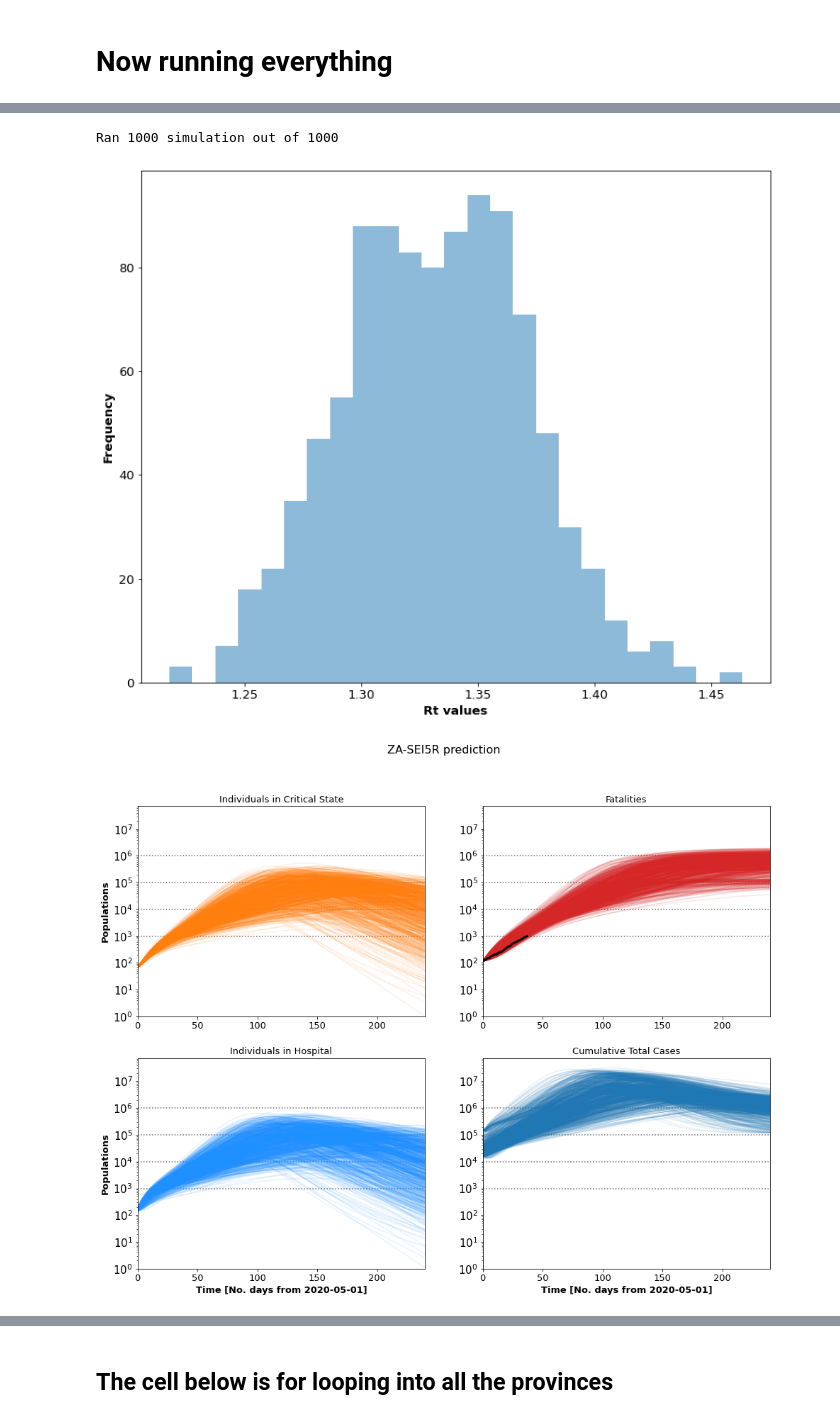
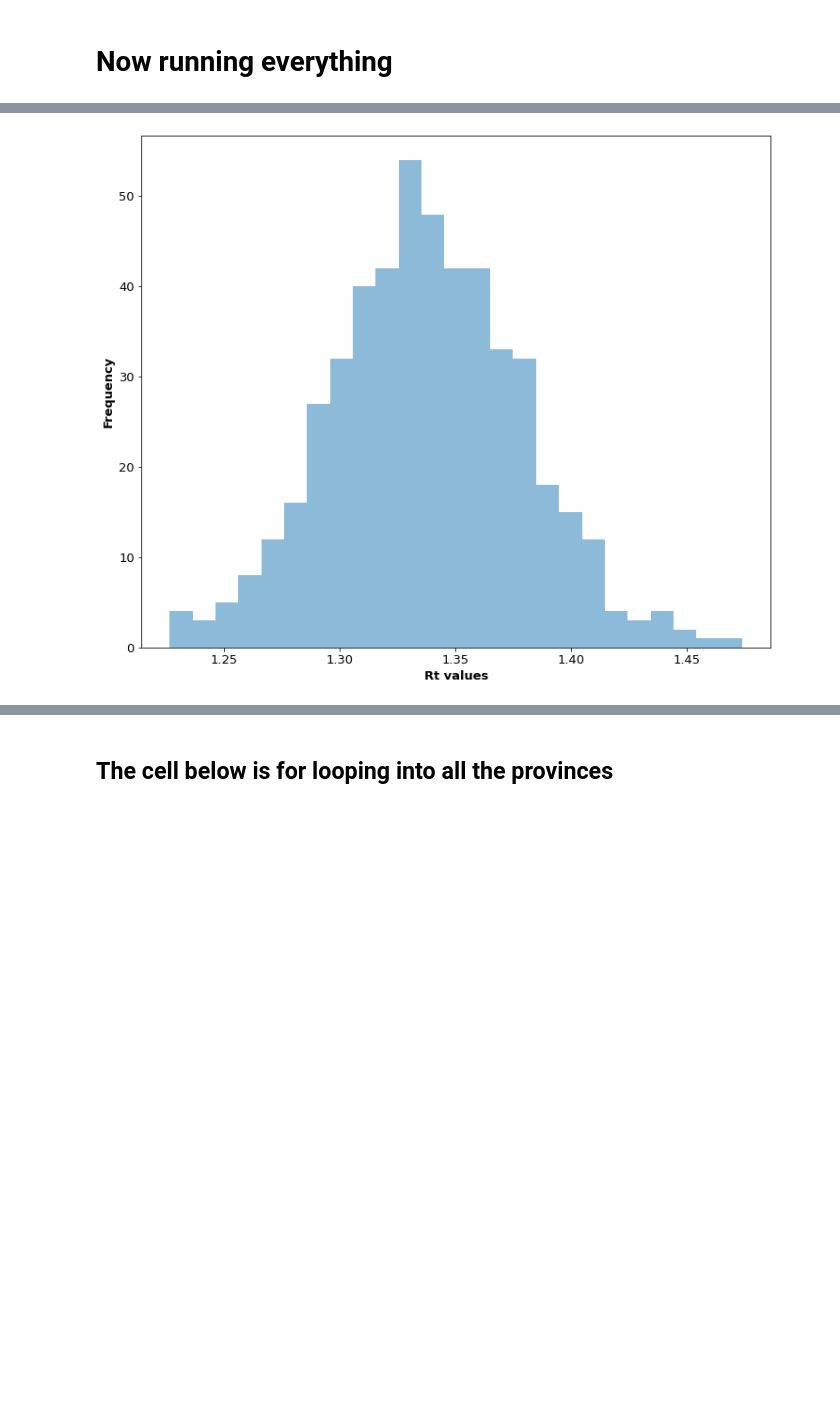
Before and after one commit to ifornax/Covid19, a Jupyter notebook: PySEI5R_Province.ipynb, the cells around one changed output, grey strips where cells are left out. Cells and saved outputs as stored; diff of their text form; code cells hidden in the pictures; blank space fills up the shorter version.

```diff
--- a/PySEI5R_Province.ipynb
+++ b/PySEI5R_Province.ipynb
@@ -655,11 +704,16 @@ def MyModel(NoIteration, ParamDf, NoConfirmed, NoRecovered, NoDead, M,  Tf, Nf,
         # The following parameters are vry critical to the model
         #
 
-        sa   = 0.2*np.ones(M)       # daily arrival of new susceptibles -
+        sa   = 0.02*np.ones(M)      # daily arrival of new susceptibles - (birth rate around 2%)
                                     # sa can also be the rate of additional/removal of population by birth etc
-        hh   = 0.1*np.ones(M)       # fraction which goes from Is to hospital, (1 - m_a)
-        cc   = 0.75*np.ones(M)      # fraction sent to ICU from hospitalised, this has an impact on the dip was seeing in the critical state,c_a
-        mm   = 0.75*np.ones(M)      # mortality rate in ICU, aka IFR !!!, f_a
+
+        #frac_asymptomatic = #np.minimum(0.96, np.random.normal(0.75, 0.15)) #5-80% https://www.cebm.net/covid-19/covid-19-what-proportion-are-asymptomatic/
+        #frac_tested_mild = np.minimum(0.96, np.random.normal(0.8, 0.05)) # ratio of tested infections that are mild. [CCDC]
+
+        hh   = (1.-((1.-frac_asymptomatic) * (1 - 0.96)))*np.ones(M)
+        #hh   = 0.1*np.ones(M)       # fraction which goes from Is to hospital, (1 - m_a)
+        cc   = 0.25*np.ones(M)      # fraction sent to ICU from hospitalised, this has an impact on the dip was seeing in the critical state,c_a
+        mm   = 0.3*np.ones(M)      # mortality rate in ICU, aka IFR !!!, f_a
 
         parameters = {'alpha':ParamDf['alpha'].values[i],
                       'beta' :ParamDf['beta'].values[i],
@@ -696,7 +750,7 @@ Nf = 600                              #
 #
 # This is testing for National values, change Rt initial if required
 #
-Nums = 1000
+Nums = 500
 # %%
 #ParamDf = ToEnsemble(Nums, Rt_initial=2.4)
 
@@ -707,7 +761,6 @@ Nums = 1000
 # %% [markdown]
 # Now running everything
 # %%
-
 province = input(f"Enter province name of [ZA] from above names {SAProvPop.ProvKey.unique()}")
 
 if province == 'ZA':
@@ -726,6 +779,11 @@ if province == 'ZA':
     #
     DeadDf = pd.DataFrame(ProvinDead['ZADead'])
     Ni = np.array([NZA])
+
+    print(f"Total population in {province} = {Ni[0]:,d}")
+
+    print(f"Current Rt value using past 14 days data is {Recent_prov_Rt['ZAConfirmed'][0]:.3}")
+
 else:
     #
     # First calculate ParamDf, e.g. using Rt for WC
@@ -744,7 +802,11 @@ else:
 
     Ni = SAProvPop[SAProvPop['ProvKey'] == province]['Pop'].values
 
-print(f"Total population in {province} = {Ni[0]}")
+    print(f"Total population in {province} = {Ni[0]:,d}")
+
+    print(f"Current Rt value using past 14 days data is {Recent_prov_Rt[province][0]:.3}")
+
+print(ParamDf.Rt.describe())
 
 ParamDf.Rt.plot(kind='hist',bins=25, alpha=0.5);
 
@@ -754,18 +816,12 @@ plt.xlabel("Rt values");
 #
 # Now runing the model prediction
 #
-MyPredict, MyPredictTime = MyModel(1000, ParamDf, ConfirmedVal, RecoveredVal, DeadVal, M,  Tf, Nf, Ni)
+
+print("\n### Running prediction model now ###\n")
+
+MyPredict, MyPredictTime = MyModel(Nums, ParamDf, ConfirmedVal, RecoveredVal, DeadVal, M,  Tf, Nf, Ni)
 
 #CriticalDf = pd.DataFrame(MyPredict[:,:,6].T)
 #CriticalDf.loc[0:].plot(color='r',alpha=0.1, logy=True,legend=False);
-
-
-#
-# Plotting the results
-#
-
-ToPlot(MyPredict, MyPredictTime, DeadDf, DateToStart,Ni, province+"-SEI5R prediction")
-
-plt.savefig("PySEI5R_Province_"+province+"_SEI5R_prediction.png")
 # %% [output]
 Enter province name of [ZA] from above names ['GP' 'KZN' 'WC' 'EC' 'LP' 'MP' 'NW' 'FS' 'NC'] ZA
@@ -773,3 +843 @@ Total population in ZA = 59156682
-Ran 1000 simulation out of 1000
-[figure, old version]
+[figure, new version]
-[figure, removed]
```
Also changed, not shown: parts of 14 cells of this notebook.
